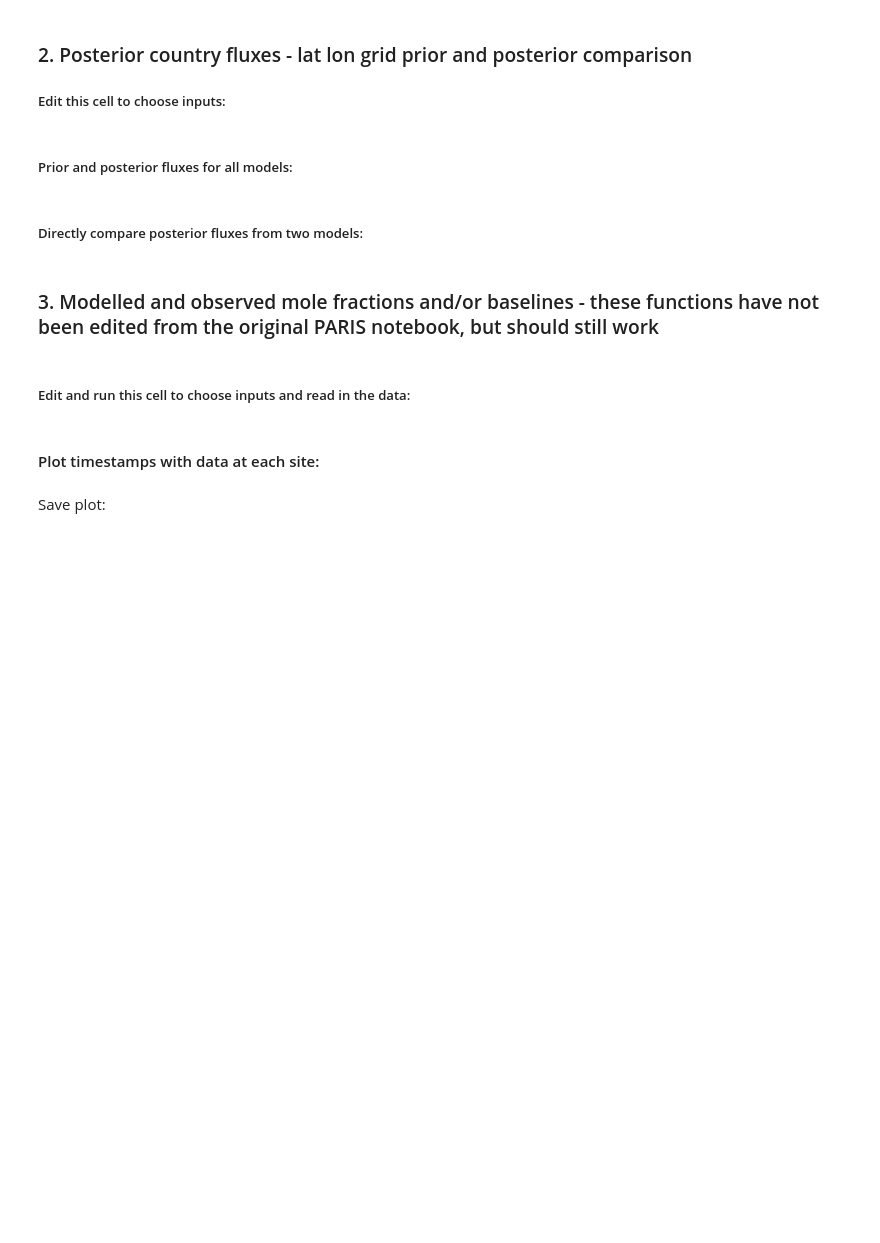
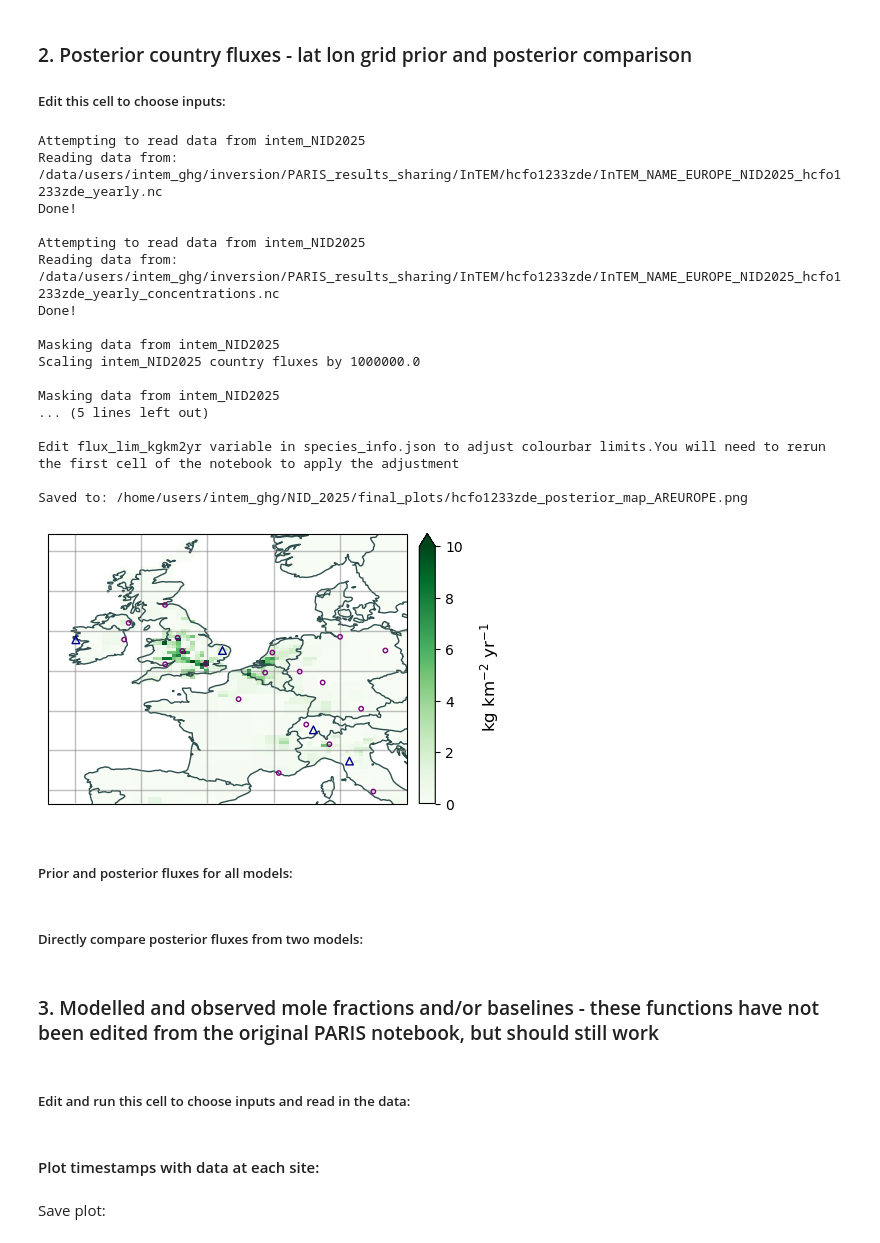
Before and after one commit to openghg/fluxie, a Jupyter notebook: PARIS_inversion_results_NISC.ipynb, the cells around one changed output. Cells and saved outputs as stored; diff of their text form; code cells hidden in the pictures; blank space fills up the shorter version.

```diff
--- a/PARIS_inversion_results_NISC.ipynb
+++ b/PARIS_inversion_results_NISC.ipynb
@@ -96,12 +96,12 @@ m_data = {'intem':                      {'filename':'None',
         'intem_NID2025_n2o':              {'filename':'InTEM_NAME_EUROPE_NID2025_3year',
                                          'label':'InTEM 1site'},
         'intem_NID2025_monthly':              {'filename':'InTEM_NAME_EUROPE_NID2025',
-                                         'label':'InTEM monthly annualised'},
+                                         'label':'InTEM monthly\nannualised'},
         'intem_NIR2024':             {'filename':'InTEM_NAME_EUROPE_NIR2024_2year_inversion_A',
-                                         'label':'InTEM AR 2024'},
+                                         'label':'InTEM NID 2024'},
         'intem_NIR2024_3year':              {'filename':'InTEM_NAME_EUROPE_NIR2024_3year_inversion_A',
-                                         'label':'InTEM NIR 2024 3yr'},
+                                         'label':'InTEM NID 2024 3yr'},
         'intem_NIR2024_monthly':              {'filename':'InTEM_NAME_EUROPE_NIR2024_1month_inversion_B',
-                                         'label':'InTEM NIR 2024 monthly'}
+                                         'label':'InTEM NID 2024 monthly\nannualised'}
         }
 # %% [output]
@@ -358,7 +365,7 @@ AttributeError: 'NoneType' object has no attribute 'astype'
 #species_all = ['hfc134a','hfc143a','hfc125','hfc32','hfc23',
 #               'hfc152a','hfc365mfc','hfc4310mee','hfc245fa','hfc227ea',
 #             'pfc218','pfc318','pfc116','cf4','nf3','ct','mc']
-species_all = ['ch4']
+species_all = ['hcfo1233zde']
 
 start_date = '2021-01-01' #inclusive. Option to set as list of dates, e.g. ['2018-01-01','2019-01-01'] which is required for total fgases if one model is missing obs for a year
 end_date = '2025-01-01' #not inclusive. Option to set as list of dates, e.g. ['2023-01-01','2022-01-01'] which is required for total fgases if one model is missing obs for a year
@@ -435,40 +442,59 @@ for species in species_all:
     ###################################
     ### edit variables in this block
     plot_area = 'AREUROPE'                  #options for: UK, FRANCE, GERMANY, ITALY, SWITZERLAND, NWEU, CWEU, EUROPE, AR_EUROPE
-    cmap = 'green'                      #flux colour (e.g. 'viridis', 'coolwarm') #use 'green', 'blue' or 'greyscale' to replicate NISC plots
+    cmap = 'Greens'                      #flux colour (e.g. 'viridis', 'coolwarm') #use 'green', 'blue' or 'greyscale' to replicate NISC plots
     cmap_diff = 'coolwarm'
     c_border = 'darkslategrey'          #country boundary colour (e.g. 'floralwhite', 'dimgrey')
     var = 'flux_total_posterior'        #variable to be plotted. Options for: 'flux_total_posterior', 'flux_total_prior'
     plot_site_locations = True          #If True, adds markers to plots at locations of obs sites
     if plot_area == 'AREUROPE':
         plot_point_markers = ['london','cardiff','edinburgh','belfast','dublin','manchester','birmingham',
                             'paris','berlin','hamburg','munich','frankfurt','cologne','rome','milan','amsterdam',
                             'brussels','bern','marseille']
     else:
         plot_point_markers = ['london','cardiff','edinburgh','belfast','dublin','manchester','birmingham']
     plot_inversion_grid_flux = True     #If True, plots fluxes at resolution of inversion, if False, plots at the resolution of the prior
     scale_to_kgkm2yr = True             #If True, outputs fluxes in kg/km2/year. If False, uses mol/m2/s.
     nid_style_plot = True               #If True, adds NID-style formatting, e.g. adjusts scales, uses different symbols for point_source_markers etc.
     include_threshold = False           #If True, sets a minimum plotting value, using values set in the first cell of this notebook.
     ###################################
 
     for i,season in enumerate(season_all):
 
         output_path = f'/home/users/intem_ghg/NID_2025/final_plots/{species}_posterior_map{outnames[i]}_{plot_area}.png'
 
         fig = func.plot_spatial_flux_one_variable(ds_all=ds_all_flux_scaled,species=species,plot_area=plot_area,
                                                   s_data=s_data,m_data=m_data,var=var,
                                                   cmap=cmap,cmap_diff=cmap_diff,c_border=c_border,
                                                   period_override=period_override,plot_site_locations=plot_site_locations,
                                                   plot_point_markers=plot_point_markers,season=season,
                                                   plot_inversion_grid_flux=plot_inversion_grid_flux,
                                                   scale_to_kgkm2yr=scale_to_kgkm2yr,
                                                   nid_style_plot=nid_style_plot,mask_sea_areas=mask_sea_areas,
                                                   include_threshold=include_threshold,sites_available=sites_available)
 
         if save == True:
             fig.savefig(output_path,bbox_inches='tight',pad_inches=0.2,dpi=300)
             print(f'Saved to: {output_path}')
+# %% [output]
+Attempting to read data from intem_NID2025
+Reading data from: /data/users/intem_ghg/inversion/PARIS_results_sharing/InTEM/hcfo1233zde/InTEM_NAME_EUROPE_NID2025_hcfo1233zde_yearly.nc
+Done!
+
+Attempting to read data from intem_NID2025
+Reading data from: /data/users/intem_ghg/inversion/PARIS_results_sharing/InTEM/hcfo1233zde/InTEM_NAME_EUROPE_NID2025_hcfo1233zde_yearly_concentrations.nc
+Done!
+
+Masking data from intem_NID2025
+Scaling intem_NID2025 country fluxes by 1000000.0
+
+Masking data from intem_NID2025
+... (5 lines left out)
+
+Edit flux_lim_kgkm2yr variable in species_info.json to adjust colourbar limits.You will need to rerun the first cell of the notebook to apply the adjustment
+
+Saved to: /home/users/intem_ghg/NID_2025/final_plots/hcfo1233zde_posterior_map_AREUROPE.png
+[figure, added]
 # %% [markdown]
 ##### Prior and posterior fluxes for all models:
 # %%
```
Also changed, not shown: parts of 2 cells of this notebook, 2 other files.
